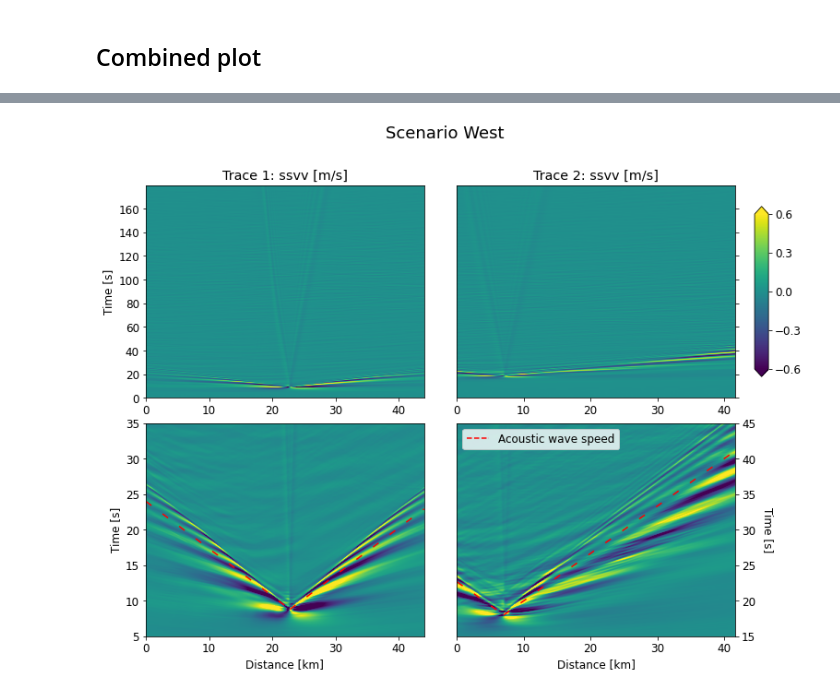
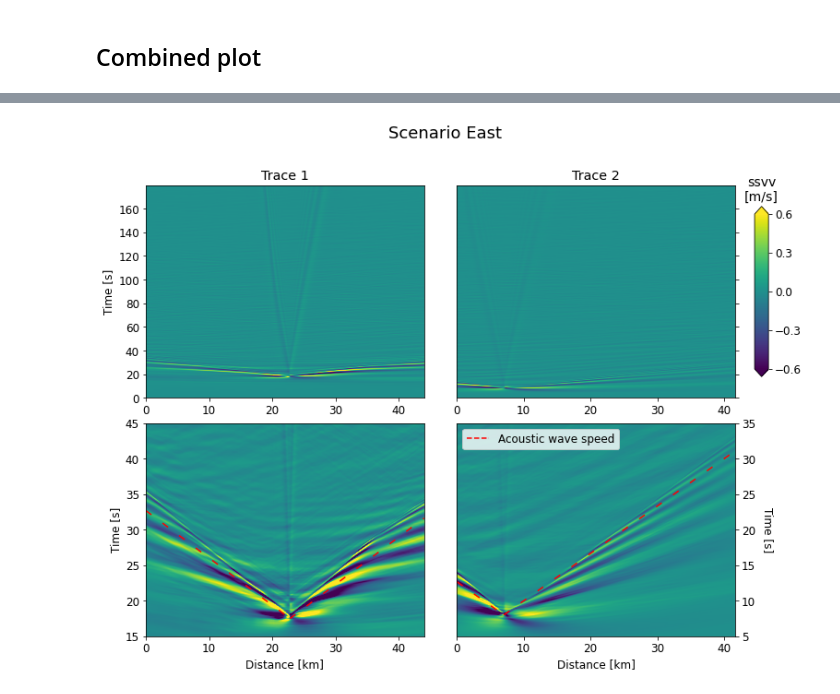
Before and after one commit to fabian-kutschera/Scripts4Processing, a Jupyter notebook: post_plotting/cross-section_from_receivers-combined-figure.ipynb, the cells around one changed output, grey strips where cells are left out. Saved outputs shown, nothing was run; the diff lists cells and outputs as text; code cells hidden in the pictures.

```diff
--- a/post_plotting/cross-section_from_receivers-combined-figure.ipynb
+++ b/post_plotting/cross-section_from_receivers-combined-figure.ipynb
@@ -31,7 +31,7 @@ plt.rcParams["font.family"] = "sans"
 matplotlib.rc("xtick", labelsize=ps)
 matplotlib.rc("ytick", labelsize=ps)
 # %%
-label = "West"
+label = "East"
 
 if (label == "West"):
     directory = "/import/freenas-m-04-students/fkutschera/simulations/HFFZ_fullycp_o5_180s_west/"
@@ -431,18 +431,21 @@ ax5 = fig.add_subplot(gs[0:10,0:10])
 ax5.imshow(SSVV_trace1, extent=[distance_trace1[0], distance_trace1[-1], time_array[0], time_array[-1]],
            origin='lower', aspect='auto', vmin=vmin, vmax=vmax, cmap=cmap)
 ax5.set_ylabel("Time [s]")
-ax5.set_title("Trace 1: ssvv [m/s]")
+ax5.set_title("Trace 1")#: ssvv [m/s]")
 
 # STACK 2
 ax6 = fig.add_subplot(gs[0:10,11:21])
 im = ax6.imshow(SSVV_trace2, extent=[distance_trace2[0], distance_trace2[-1], time_array[0], time_array[-1]],
            origin='lower', aspect='auto', vmin=vmin, vmax=vmax, cmap=cmap)
-ax6.set_title("Trace 2: ssvv [m/s]")
+ax6.set_title("Trace 2")#: ssvv [m/s]")
 ax6.yaxis.tick_right()
 ax6.axes.yaxis.set_ticklabels([])
 cbaxes = inset_axes(parent_axes=ax6, width="5%", height="80%", loc='center left',
                     bbox_to_anchor=(1.05, 0.0, 1, 1), bbox_transform=ax6.transAxes)
 cbar = plt.colorbar(im, cax=cbaxes, ticks=[vmin,vmin/2,0.0,vmax/2,vmax], extend="both")
+#cbar.set_label("ssvv [m/s]", rotation=270, labelpad=20)
+cbar.ax.set_title("ssvv\n[m/s]", fontsize=14)
+
 
 # STACK 1 zoom
 ax7 = fig.add_subplot(gs[11:21,0:10])
@@ -503,31 +506,31 @@ elif (label == "Middle"):
     ax8.set_ylim(5,35)
     time_shift = 8
     distance_shift = 7
     xr = np.linspace(distance_shift, max(distance_trace2), 1000)
     xl = np.linspace(0, distance_shift, 1000)
     yr = 1/vel_ac*xr - 1/vel_ac*xr[0] + time_shift
     yl = -1/vel_ac*xl + 1/vel_ac*xl[-1] + time_shift
     ax8.plot(xr, yr, linestyle=(0, (5, 10)), color='red')
     ax8.plot(xl, yl, linestyle=(0, (5, 10)), color='red')
 elif (label == "East"):
     ax8.set_ylim(5,35)
     time_shift = 8
     distance_shift = 7
     xr = np.linspace(distance_shift, max(distance_trace2), 1000)
     xl = np.linspace(0, distance_shift, 1000)
     yr = 1/vel_ac*xr - 1/vel_ac*xr[0] + time_shift
     yl = -1/vel_ac*xl + 1/vel_ac*xl[-1] + time_shift
     ax8.plot(xr, yr, linestyle=(0, (5, 10)), color='red')
     ax8.plot(xl, yl, linestyle=(0, (5, 10)), color='red')
 
 from matplotlib.lines import Line2D
 #https://stackoverflow.com/questions/39500265/how-to-manually-create-a-legend
 colors = ['red']
 lines = [Line2D([0], [0], color=c, linestyle="dashed") for c in colors]
 labels = ["Acoustic wave speed"]
 ax8.legend(lines, labels, loc="upper left")
 
 fig.savefig("Scenarios_{}_SSVV.png".format(label), dpi=300)
 plt.show()
 # %% [output]
-[figure, old version]
+[figure, new version]
```
Also changed, not shown: parts of 3 cells of this notebook, 6 other files.
